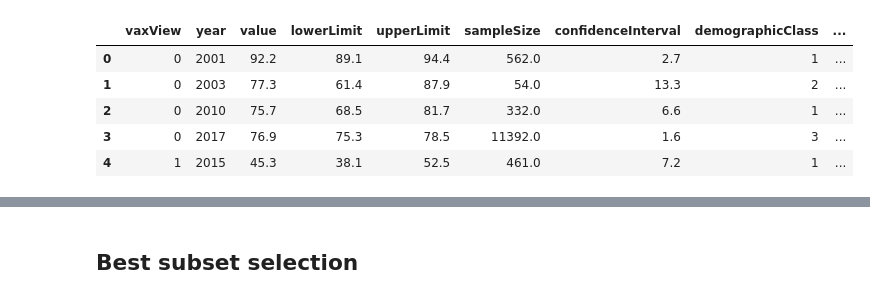
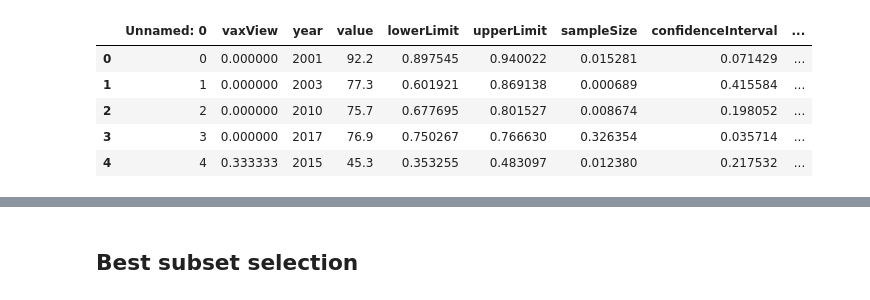
Before and after one commit to kperveen/vaccination-coverage-analysis, a Jupyter notebook: Stepwise-regression.ipynb, the cells around one changed output, grey strips where cells are left out. Cells and saved outputs as stored; diff of their text form; code cells hidden in the pictures.

```diff
--- a/Stepwise-regression.ipynb
+++ b/Stepwise-regression.ipynb
@@ -9,11 +10,11 @@ from sklearn.metrics import mean_squared_error
 %matplotlib inline
 # %%
-data = pd.read_csv('Cleaned-data-vc.csv', index_col=False)
+data = pd.read_csv('std_df_full.csv', index_col=False)
 data.head()
 # %% [output]
-|  | vaxView | year | value | lowerLimit | upperLimit | sampleSize | confidenceInterval | demographicClass | ... |
-| 0 | 0 | 2001 | 92.2 | 89.1 | 94.4 | 562.0 | 2.7 | 1 | ... |
-| 1 | 0 | 2003 | 77.3 | 61.4 | 87.9 | 54.0 | 13.3 | 2 | ... |
-| 2 | 0 | 2010 | 75.7 | 68.5 | 81.7 | 332.0 | 6.6 | 1 | ... |
-| 3 | 0 | 2017 | 76.9 | 75.3 | 78.5 | 11392.0 | 1.6 | 3 | ... |
-| 4 | 1 | 2015 | 45.3 | 38.1 | 52.5 | 461.0 | 7.2 | 1 | ... |
+|  | Unnamed: 0 | vaxView | year | value | lowerLimit | upperLimit | sampleSize | confidenceInterval | ... |
+| 0 | 0 | 0.000000 | 2001 | 92.2 | 0.897545 | 0.940022 | 0.015281 | 0.071429 | ... |
+| 1 | 1 | 0.000000 | 2003 | 77.3 | 0.601921 | 0.869138 | 0.000689 | 0.415584 | ... |
+| 2 | 2 | 0.000000 | 2010 | 75.7 | 0.677695 | 0.801527 | 0.008674 | 0.198052 | ... |
+| 3 | 3 | 0.000000 | 2017 | 76.9 | 0.750267 | 0.766630 | 0.326354 | 0.035714 | ... |
+| 4 | 4 | 0.333333 | 2015 | 45.3 | 0.353255 | 0.483097 | 0.012380 | 0.217532 | ... |
```
Also changed, not shown: parts of 35 cells of this notebook.
